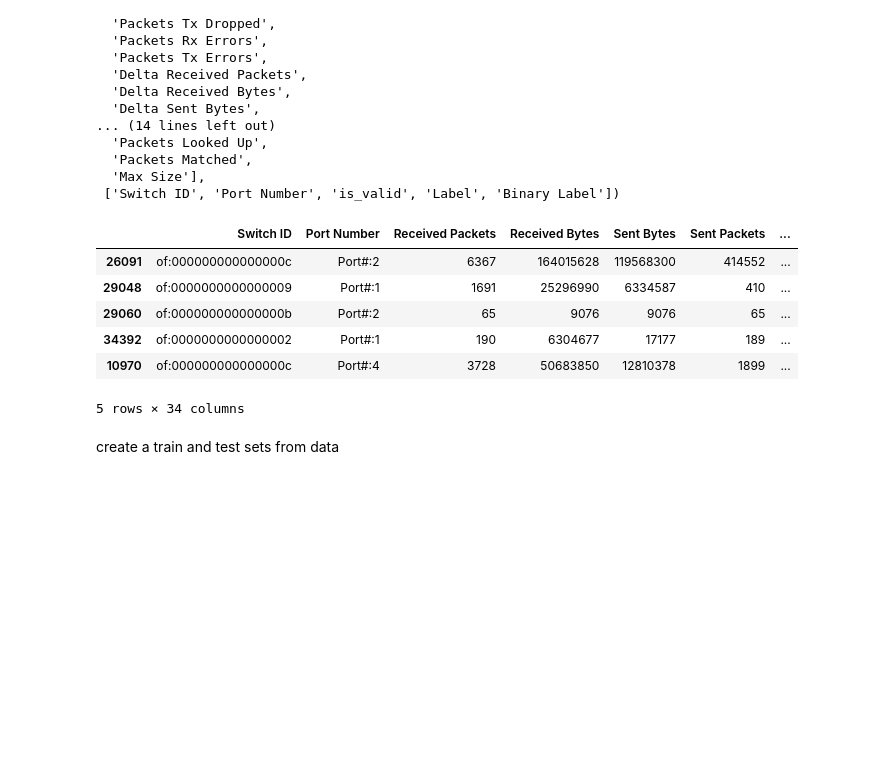
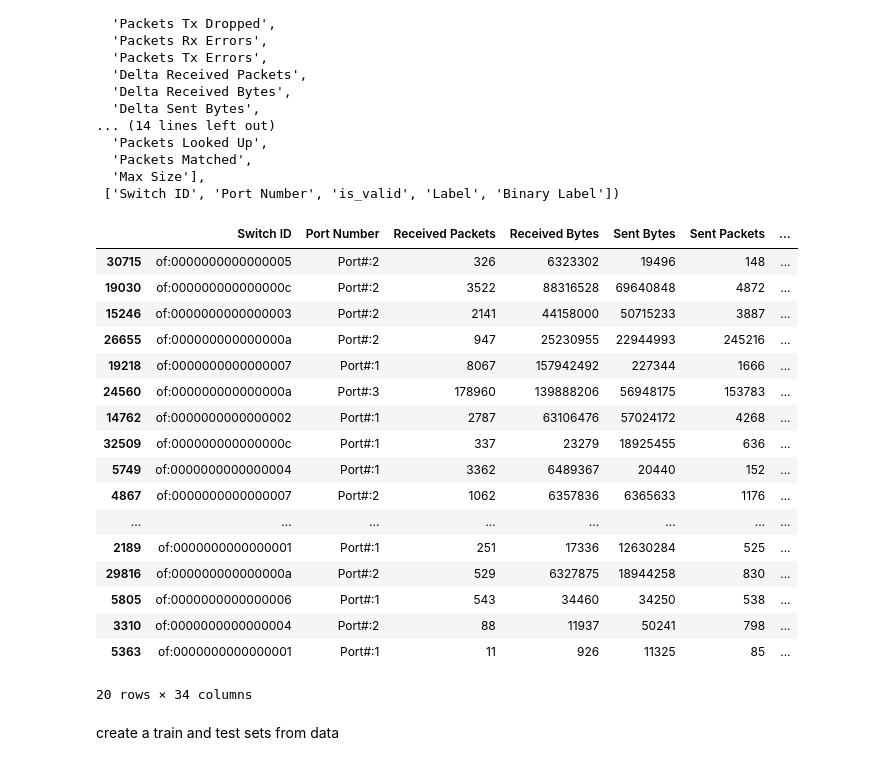
Before and after one commit to JoaquinGianan/project-network-analytics-fourthbrain, a Jupyter notebook: JG_files/Capstone-initial-EDA_01.ipynb, the cells around one changed output. Drawn from its saved outputs; the diff is of its cells as text; code cells hidden in the pictures; blank space fills up the shorter version.

```diff
--- a/JG_files/Capstone-initial-EDA_01.ipynb
+++ b/JG_files/Capstone-initial-EDA_01.ipynb
@@ -18,6 +18,10 @@ import pandas as pd
 import numpy as np
 import matplotlib.pyplot as plt
 import statsmodels.api as sm
+
+import warnings
+warnings.filterwarnings('ignore')
+pd.options.display.float_format = "{:.2f}".format
 # %% [markdown]
 Inspect data and import as pandas dataframe
 # %%
@@ -126,15 +130,26 @@ numeric_features, categorical_features
   'Max Size'],
  ['Switch ID', 'Port Number', 'is_valid', 'Label', 'Binary Label'])
 # %%
-df.sample(5)
+df.sample(20)
 # %% [output]
 |  | Switch ID | Port Number | Received Packets | Received Bytes | Sent Bytes | Sent Packets | ... |
-| 26091 | of:000000000000000c | Port#:2 | 6367 | 164015628 | 119568300 | 414552 | ... |
-| 29048 | of:0000000000000009 | Port#:1 | 1691 | 25296990 | 6334587 | 410 | ... |
-| 29060 | of:000000000000000b | Port#:2 | 65 | 9076 | 9076 | 65 | ... |
-| 34392 | of:0000000000000002 | Port#:1 | 190 | 6304677 | 17177 | 189 | ... |
-| 10970 | of:000000000000000c | Port#:4 | 3728 | 50683850 | 12810378 | 1899 | ... |
+| 30715 | of:0000000000000005 | Port#:2 | 326 | 6323302 | 19496 | 148 | ... |
+| 19030 | of:000000000000000c | Port#:2 | 3522 | 88316528 | 69640848 | 4872 | ... |
+| 15246 | of:0000000000000003 | Port#:2 | 2141 | 44158000 | 50715233 | 3887 | ... |
+| 26655 | of:000000000000000a | Port#:2 | 947 | 25230955 | 22944993 | 245216 | ... |
+| 19218 | of:0000000000000007 | Port#:1 | 8067 | 157942492 | 227344 | 1666 | ... |
+| 24560 | of:000000000000000a | Port#:3 | 178960 | 139888206 | 56948175 | 153783 | ... |
+| 14762 | of:0000000000000002 | Port#:1 | 2787 | 63106476 | 57024172 | 4268 | ... |
+| 32509 | of:000000000000000c | Port#:1 | 337 | 23279 | 18925455 | 636 | ... |
+| 5749 | of:0000000000000004 | Port#:1 | 3362 | 6489367 | 20440 | 152 | ... |
+| 4867 | of:0000000000000007 | Port#:2 | 1062 | 6357836 | 6365633 | 1176 | ... |
+| ... | ... | ... | ... | ... | ... | ... | ... |
+| 2189 | of:0000000000000001 | Port#:1 | 251 | 17336 | 12630284 | 525 | ... |
+| 29816 | of:000000000000000a | Port#:2 | 529 | 6327875 | 18944258 | 830 | ... |
+| 5805 | of:0000000000000006 | Port#:1 | 543 | 34460 | 34250 | 538 | ... |
+| 3310 | of:0000000000000004 | Port#:2 | 88 | 11937 | 50241 | 798 | ... |
+| 5363 | of:0000000000000001 | Port#:1 | 11 | 926 | 11325 | 85 | ... |
-5 rows × 34 columns
+20 rows × 34 columns
 # %% [markdown]
 create a train and test sets from data
 # %%
```
Also changed, not shown: parts of 3 cells of this notebook, 1 other file.
